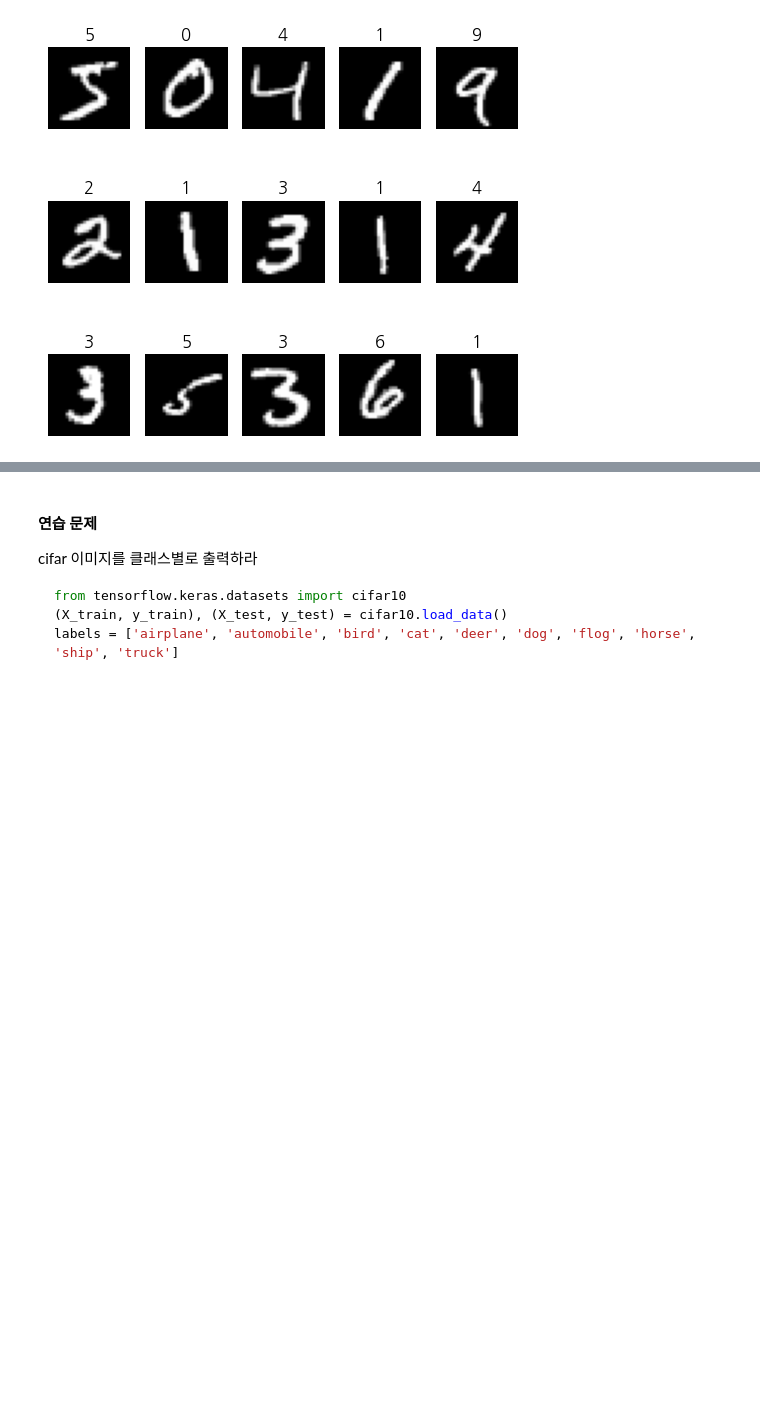
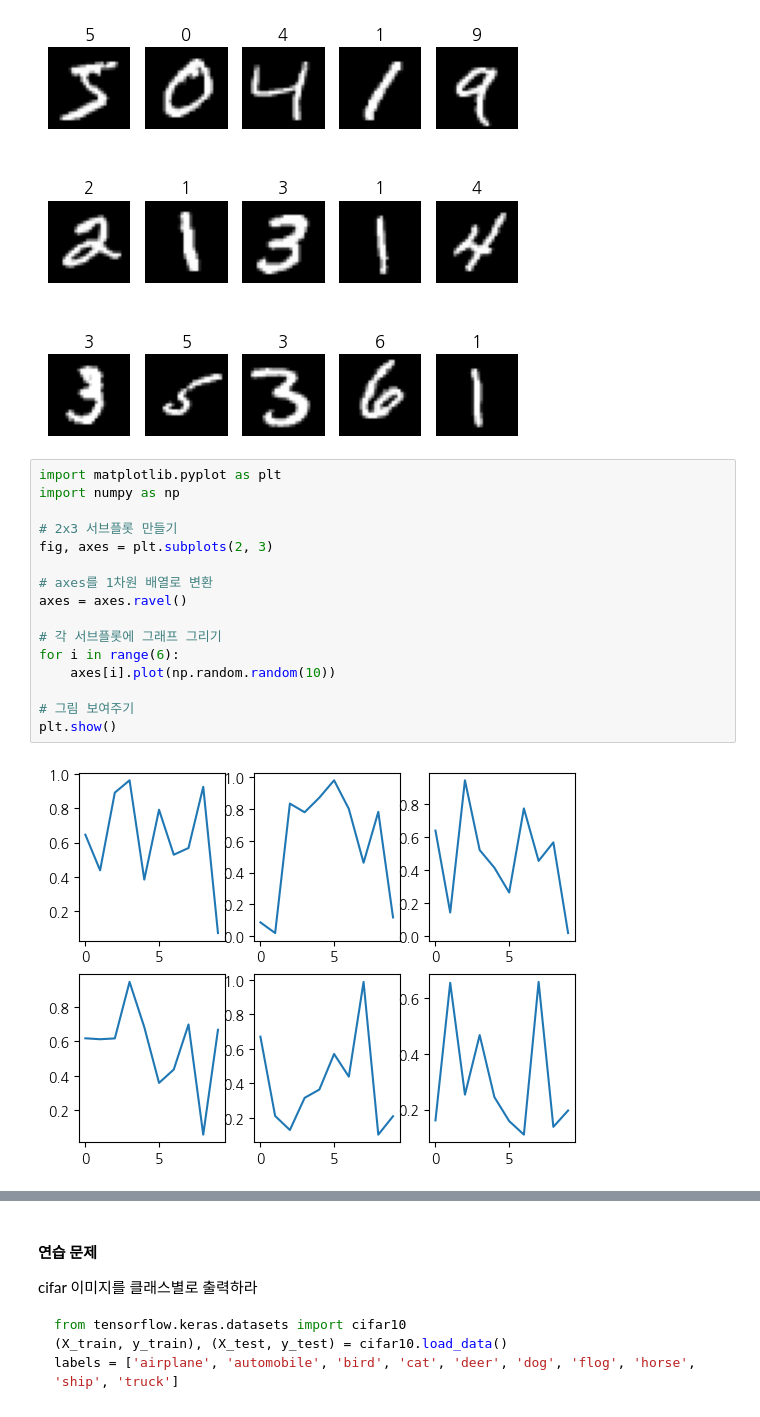
Before and after one commit to hana-K-918/wassup3, a Jupyter notebook: 04_Data_Visualization/01_시각화 패키지 맷플롯리브 소개.ipynb, the cells around one changed output, grey strips where cells are left out. Drawn from its saved outputs; the diff is of its cells as text; blank space fills up the shorter version.

```diff
--- a/04_Data_Visualization/01_시각화 패키지 맷플롯리브 소개.ipynb
+++ b/04_Data_Visualization/01_시각화 패키지 맷플롯리브 소개.ipynb
@@ -1280,3 +1280,21 @@ def plot_mnist_images(images, labels, rows, cols):
 plot_mnist_images(X_train, y_train, 3, 5)
 # %% [output]
 [figure]
+# %%
+import matplotlib.pyplot as plt
+import numpy as np
+
+# 2x3 서브플롯 만들기
+fig, axes = plt.subplots(2, 3)
+
+# axes를 1차원 배열로 변환
+axes = axes.ravel()
+
+# 각 서브플롯에 그래프 그리기
+for i in range(6):
+    axes[i].plot(np.random.random(10))
+
+# 그림 보여주기
+plt.show()
+# %% [output]
+[figure, added]
```
Also changed, not shown: parts of 33 cells of this notebook, 6 other files.
